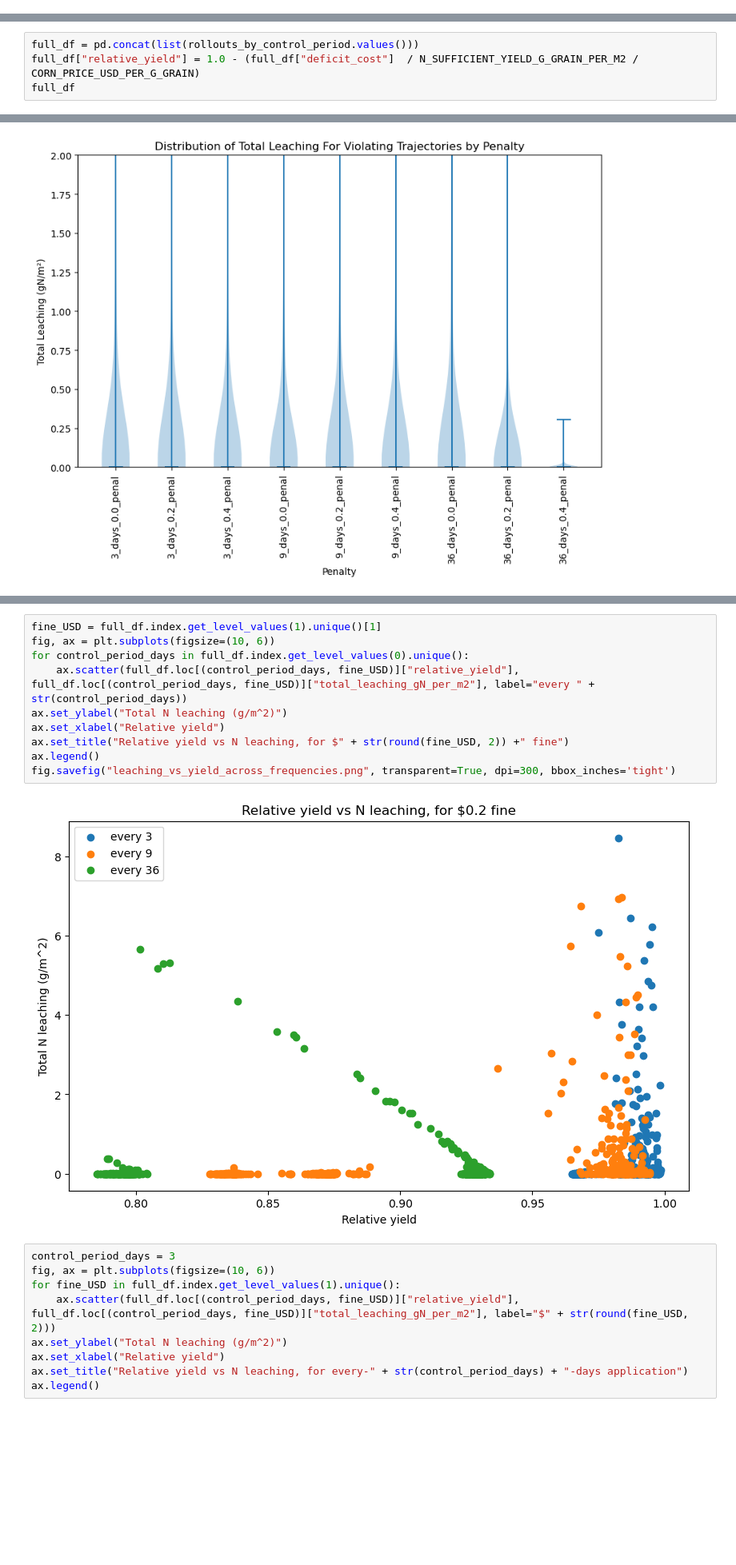
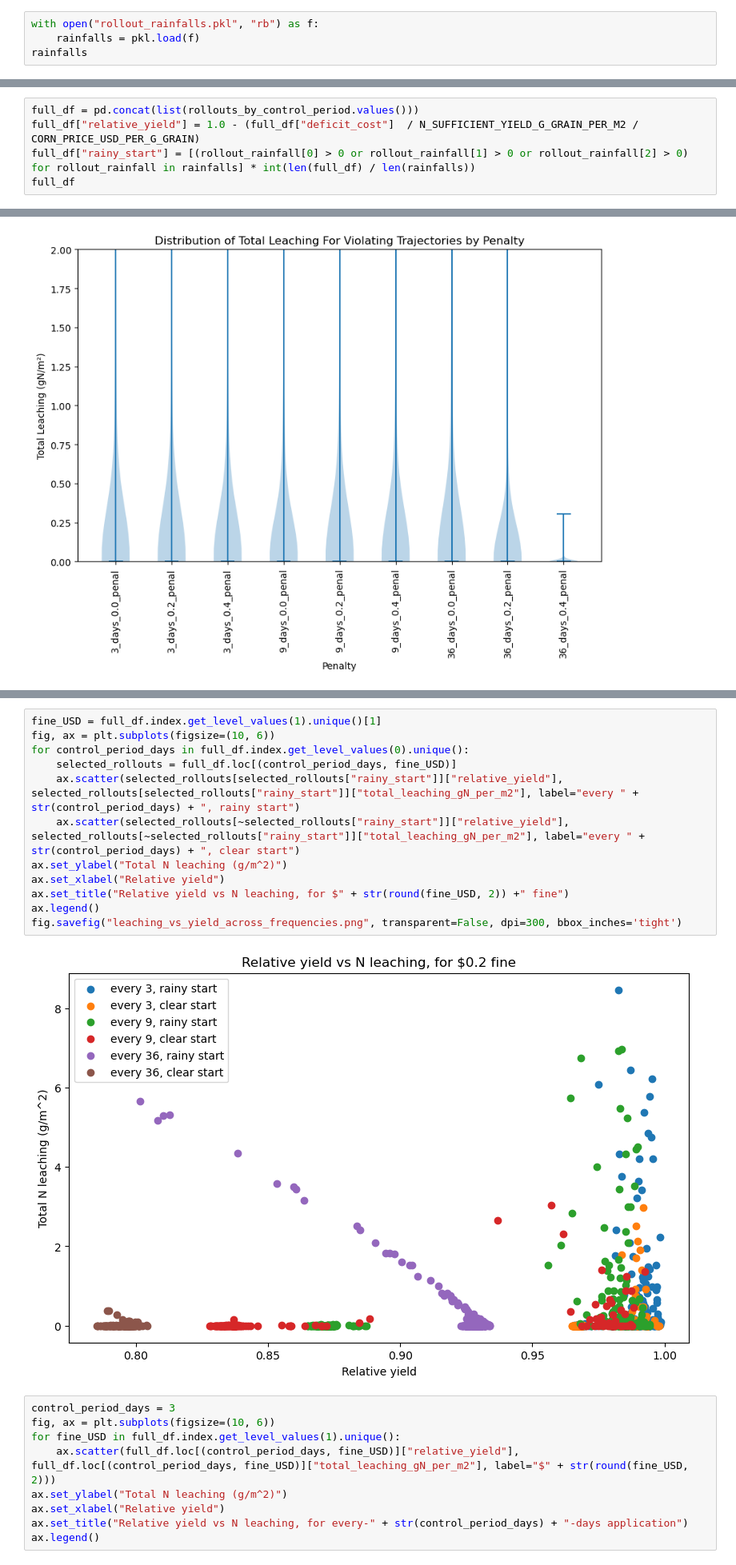
Before and after one commit to ryegleason/Optimal-Crop-Control, a Jupyter notebook: rollout_comparisons.ipynb, the cells around one changed output, grey strips where cells are left out. Shown at 80% size. Cells and saved outputs as stored; diff of their text form; blank space fills up the shorter version.

Commit message:
Differentiate wet vs dry start

```diff
--- a/rollout_comparisons.ipynb
+++ b/rollout_comparisons.ipynb
@@ -27,3 +28,7 @@ rollouts_by_control_period[3]
 | 1198 | 0.402534 | 0.001342 | 0.022305 | 1.0 |
 | 1199 | 0.402534 | 0.019575 | 0.000000 | 0.0 |
 1200 rows × 4 columns
+# %%
+with open("rollout_rainfalls.pkl", "rb") as f:
+    rainfalls = pkl.load(f)
+rainfalls
@@ -35,5 +78,6 @@ for period_days, rollouts_df in rollouts_by_control_period.items():
 # %%
 full_df = pd.concat(list(rollouts_by_control_period.values()))
 full_df["relative_yield"] = 1.0 - (full_df["deficit_cost"]  / N_SUFFICIENT_YIELD_G_GRAIN_PER_M2 / CORN_PRICE_USD_PER_G_GRAIN)
+full_df["rainy_start"] = [(rollout_rainfall[0] > 0 or rollout_rainfall[1] > 0 or rollout_rainfall[2] > 0) for rollout_rainfall in rainfalls] * int(len(full_df) / len(rainfalls))
 full_df
 # %% [output]
@@ -149,15 +193,17 @@ full_df
 # %%
 fine_USD = full_df.index.get_level_values(1).unique()[1]
 fig, ax = plt.subplots(figsize=(10, 6))
 for control_period_days in full_df.index.get_level_values(0).unique():
-    ax.scatter(full_df.loc[(control_period_days, fine_USD)]["relative_yield"], full_df.loc[(control_period_days, fine_USD)]["total_leaching_gN_per_m2"], label="every " + str(control_period_days))
+    selected_rollouts = full_df.loc[(control_period_days, fine_USD)]
+    ax.scatter(selected_rollouts[selected_rollouts["rainy_start"]]["relative_yield"], selected_rollouts[selected_rollouts["rainy_start"]]["total_leaching_gN_per_m2"], label="every " + str(control_period_days) + ", rainy start")
+    ax.scatter(selected_rollouts[~selected_rollouts["rainy_start"]]["relative_yield"], selected_rollouts[~selected_rollouts["rainy_start"]]["total_leaching_gN_per_m2"], label="every " + str(control_period_days) + ", clear start")
 ax.set_ylabel("Total N leaching (g/m^2)")
 ax.set_xlabel("Relative yield")
 ax.set_title("Relative yield vs N leaching, for $" + str(round(fine_USD, 2)) +" fine")
 ax.legend()
-fig.savefig("leaching_vs_yield_across_frequencies.png", transparent=True, dpi=300, bbox_inches='tight')
+fig.savefig("leaching_vs_yield_across_frequencies.png", transparent=False, dpi=300, bbox_inches='tight')
 # %% [output]
-[figure, old version]
+[figure, new version]
 # %%
 control_period_days = 3
 fig, ax = plt.subplots(figsize=(10, 6))
```
Also changed, not shown: parts of 8 cells of this notebook.
